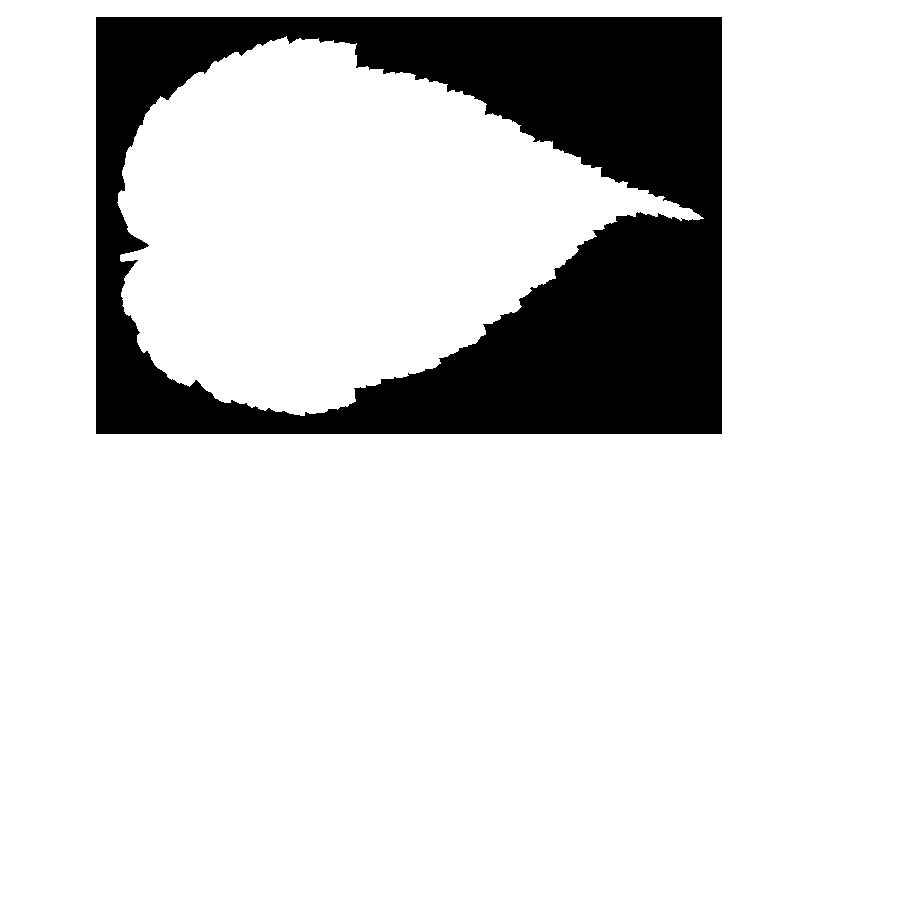
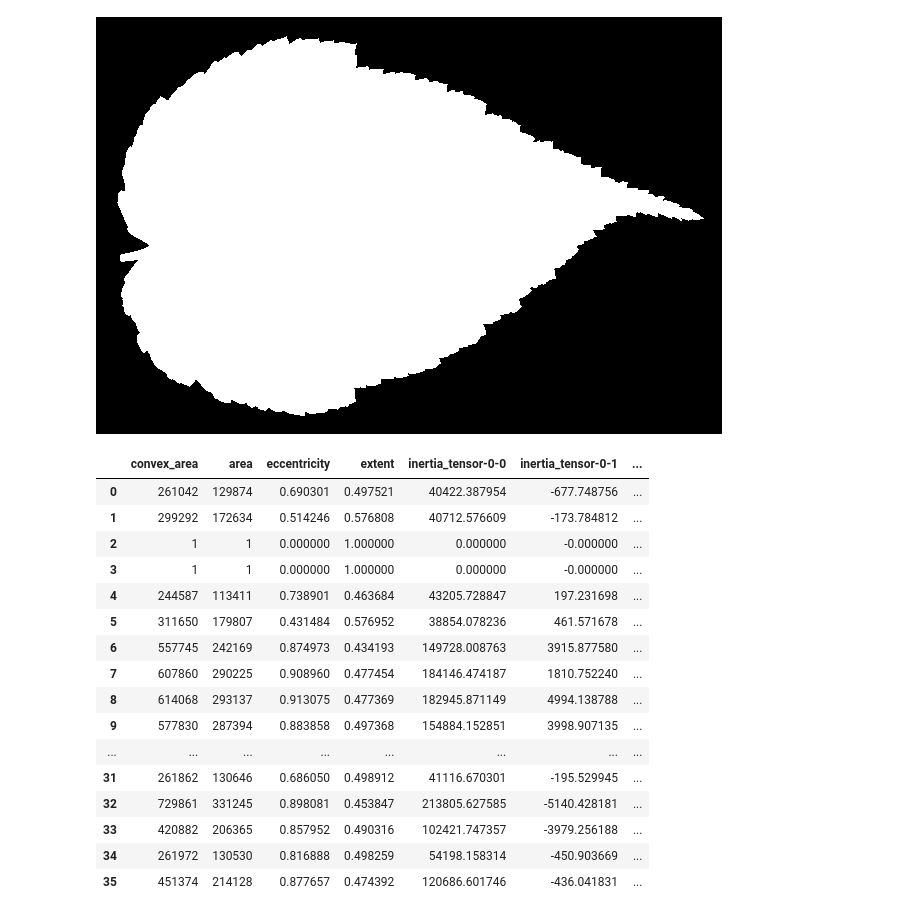
Before and after one commit to noora20FH/PCVK, a Jupyter notebook: leaf_classification_PCVK_finalProject.ipynb, the cells around one changed output. Cells and saved outputs as stored; diff of their text form; code cells hidden in the pictures; blank space fills up the shorter version.

```diff
--- a/leaf_classification_PCVK_finalProject.ipynb
+++ b/leaf_classification_PCVK_finalProject.ipynb
@@ -54,3 +56,68 @@ image.show()
 # %% [output]
 Drive already mounted at /content/drive; to attempt to forcibly remount, call drive.mount("/content/drive", force_remount=True).
 [figure]
+# %%
+from skimage.measure import label
+
+df = pd.DataFrame()
+image_extensions = ('.jpg', '.jpeg', '.png')  # Add more extensions if needed
+
+for image_filename in image_path_list:
+    if image_filename.lower().endswith(image_extensions):
+        image_path = os.path.join(directory_path, image_filename)
+        image = Image.open(image_path).convert('L')  # Convert to grayscale
+        image_array = np.array(image)
+
+        binary = image_array < threshold_otsu(image_array)
+        binary = closing(binary)
+
+        label_img = label(binary)
+        table = pd.DataFrame(regionprops_table(label_img, image_array,
+                                               ['convex_area', 'area',
+                                                'eccentricity', 'extent',
+                                                'inertia_tensor',
+                                                'major_axis_length',
+                                                'minor_axis_length']))
+        table['convex_ratio'] = table['area'] / table['convex_area']
+        real_images = []
+        std = []
+        mean = []
+        percent25 = []
+        percent75 = []
+        for prop in regionprops(label_img):
+            min_row, min_col, max_row, max_col = prop.bbox
+            img = image_array[min_row:max_row, min_col:max_col]
+            real_images += [img]
+            mean += [np.mean(img)]
+            std += [np.std(img)]
+            percent25 += [np.percentile(img, 25)]
+            percent75 += [np.percentile(img, 75)]
+
+        table['real_images'] = real_images
+        table['mean_intensity'] = mean
+        table['std_intensity'] = std
+        table['25th Percentile'] = percent25
+        table['75th Percentile'] = percent75
+        table['iqr'] = table['75th Percentile'] - table['25th Percentile']
+        table['label'] = image_filename[5]  # Adjust the indexing based on your filenames
+        df = df.append(table, ignore_index=True)
+
+df
+# %% [output]
+|  | convex_area | area | eccentricity | extent | inertia_tensor-0-0 | inertia_tensor-0-1 | ... |
+| 0 | 261042 | 129874 | 0.690301 | 0.497521 | 40422.387954 | -677.748756 | ... |
+| 1 | 299292 | 172634 | 0.514246 | 0.576808 | 40712.576609 | -173.784812 | ... |
+| 2 | 1 | 1 | 0.000000 | 1.000000 | 0.000000 | -0.000000 | ... |
+| 3 | 1 | 1 | 0.000000 | 1.000000 | 0.000000 | -0.000000 | ... |
+| 4 | 244587 | 113411 | 0.738901 | 0.463684 | 43205.728847 | 197.231698 | ... |
+| 5 | 311650 | 179807 | 0.431484 | 0.576952 | 38854.078236 | 461.571678 | ... |
+| 6 | 557745 | 242169 | 0.874973 | 0.434193 | 149728.008763 | 3915.877580 | ... |
+| 7 | 607860 | 290225 | 0.908960 | 0.477454 | 184146.474187 | 1810.752240 | ... |
+| 8 | 614068 | 293137 | 0.913075 | 0.477369 | 182945.871149 | 4994.138788 | ... |
+| 9 | 577830 | 287394 | 0.883858 | 0.497368 | 154884.152851 | 3998.907135 | ... |
+| ... | ... | ... | ... | ... | ... | ... | ... |
+| 31 | 261862 | 130646 | 0.686050 | 0.498912 | 41116.670301 | -195.529945 | ... |
+| 32 | 729861 | 331245 | 0.898081 | 0.453847 | 213805.627585 | -5140.428181 | ... |
+| 33 | 420882 | 206365 | 0.857952 | 0.490316 | 102421.747357 | -3979.256188 | ... |
+| 34 | 261972 | 130530 | 0.816888 | 0.498259 | 54198.158314 | -450.903669 | ... |
+| 35 | 451374 | 214128 | 0.877657 | 0.474392 | 120686.601746 | -436.041831 | ... |
```
Also changed, not shown: parts of 8 cells of this notebook.
